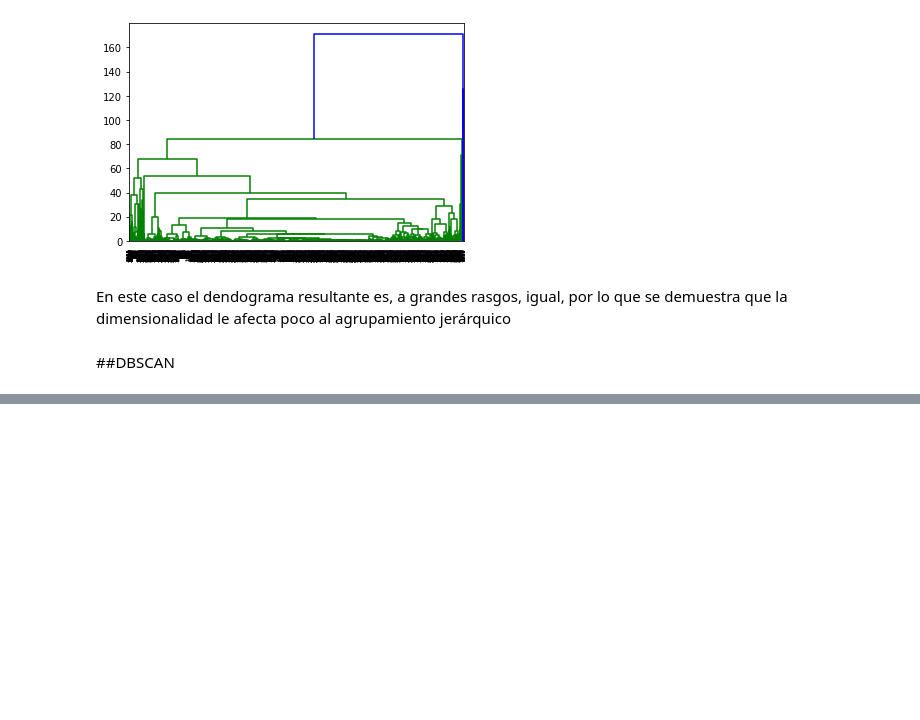
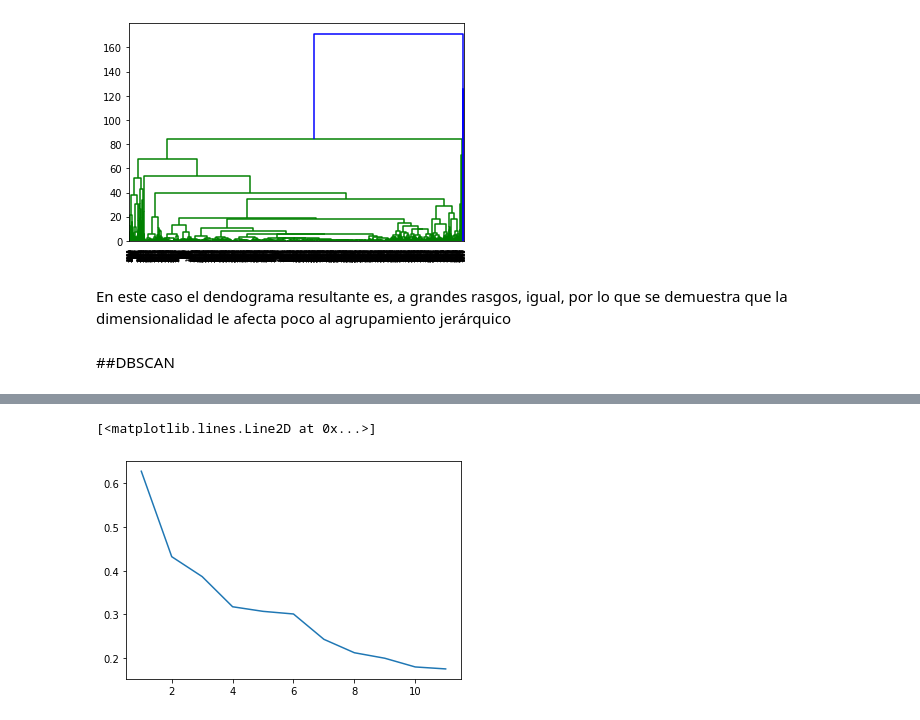
Before and after one commit to SBGuillermo/TFM-AnalisisComercio, a Jupyter notebook: Notebooks/5_Unsupervised_learning.ipynb, the cells around one changed output, grey strips where cells are left out. Saved outputs shown, nothing was run; the diff lists cells and outputs as text; code cells hidden in the pictures; blank space fills up the shorter version.

```diff
--- a/Notebooks/5_Unsupervised_learning.ipynb
+++ b/Notebooks/5_Unsupervised_learning.ipynb
@@ -1031,0 +1064,23 @@ dtype: int64
+# %%
+from scipy.spatial.distance import cdist
+data = NormalizePrize_data_total[['NormalizePrice','WHITE HANGING HEART T-LIGHT HOLDER']]
+max_clusters = 12
+
+clusteringsSH = []
+scoresSH = []
+
+for n_clusters in range(1, max_clusters):
+
+    kmeansSH = KMeans(n_clusters)
+    clustersSH= kmeansSH.fit_predict(data)
+
+    distances = cdist(data, kmeansSH.cluster_centers_)
+    score = np.mean(np.min(distances, axis=1))
+
+    scoresSH.append(score)
+    clusteringsSH.append(clustersSH)
+
+plt.plot(range(1, max_clusters), scoresSH)
+# %% [output]
+[<matplotlib.lines.Line2D at 0x...>]
+[figure, added]
```
Also changed, not shown: parts of 12 cells of this notebook.
